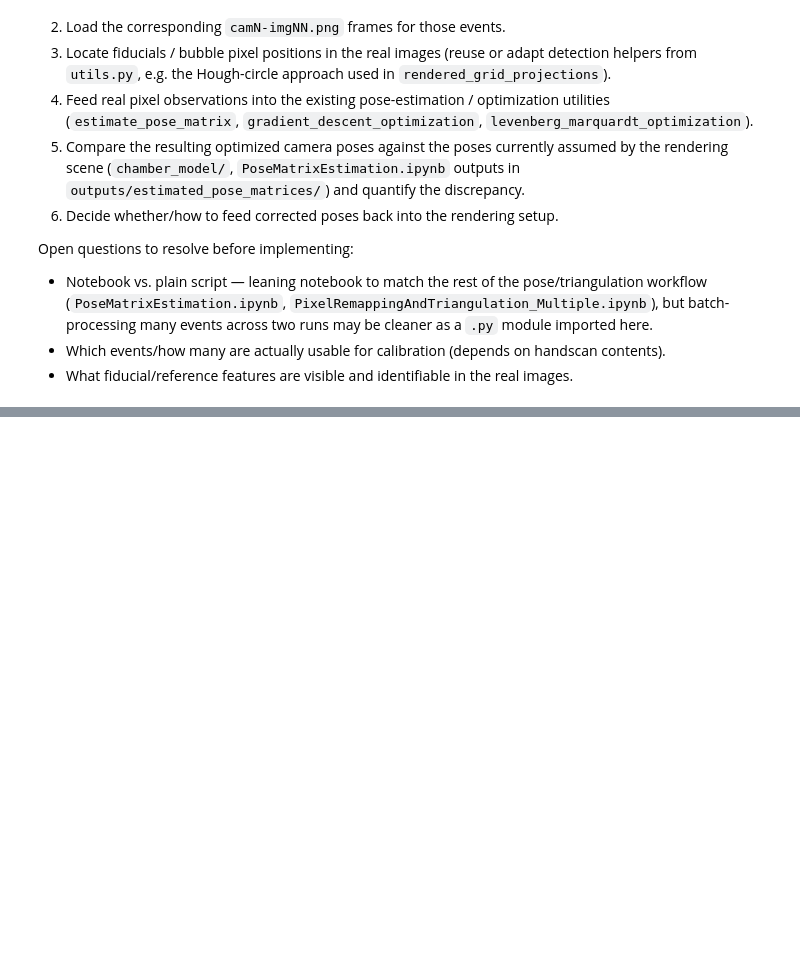
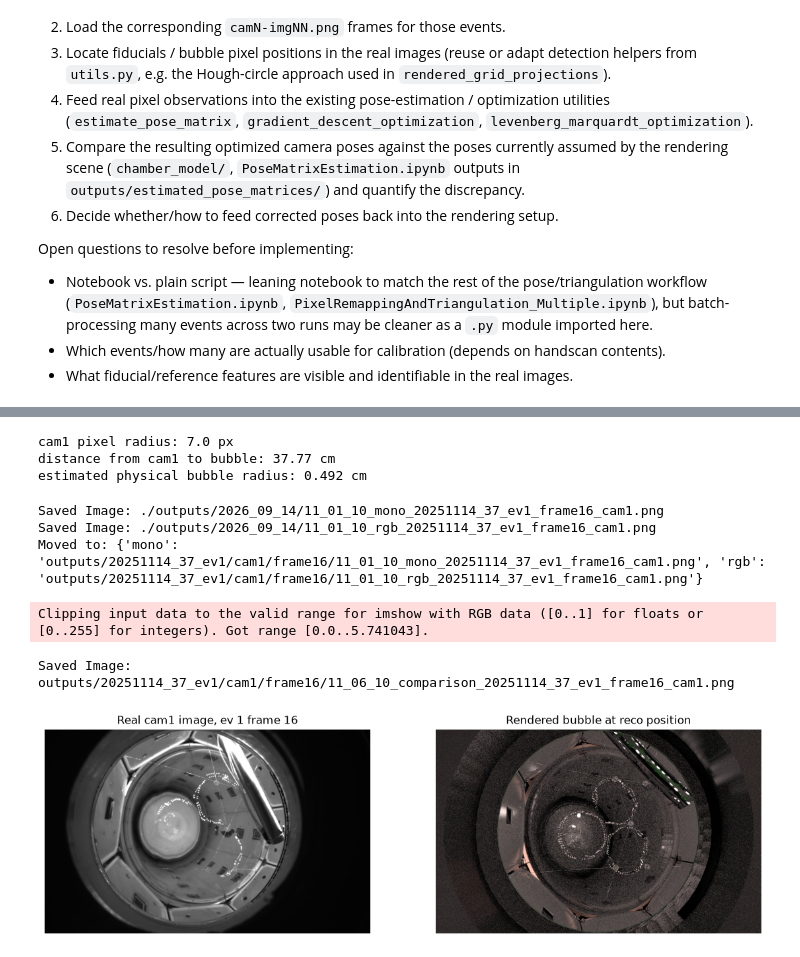
Before and after one commit to chiariniolivia/BubbleRendering, a Jupyter notebook: notebooks/CameraPoseOptimizationFromRealData.ipynb, the cells around one changed output, grey strips where cells are left out. Saved outputs shown, nothing was run; the diff lists cells and outputs as text; code cells hidden in the pictures; blank space fills up the shorter version.

```diff
--- a/notebooks/CameraPoseOptimizationFromRealData.ipynb
+++ b/notebooks/CameraPoseOptimizationFromRealData.ipynb
@@ -54,0 +143,68 @@ sys.path.insert(0, "modules")
+# %%
+# Estimate the bubble's physical radius from cam{camera}'s detected pixel radius
+# (bubble_single.sbc's "rad" field), using the reconstructed distance from that
+# camera to the bubble and the camera's fov-derived focal length -- a simple pinhole
+# approximation that ignores refraction through the jar/viewport surfaces, so treat
+# it as a rough estimate rather than ground truth.
+pixel_radius = track_by_frame[frame]["rad"]
+camera_origin_cm = np.array(sensor["to_world"].matrix)[:3, 3]
+distance_cm = np.linalg.norm(location_cm - camera_origin_cm)
+
+focal_length_px = get_ideal_camera_matrix(fov=100, fov_axis='x', image_width=1280, image_height=800)[0, 0]
+bubble_radius_cm = pixel_radius * distance_cm / focal_length_px
+
+print(f"cam{camera} pixel radius: {pixel_radius} px")
+print(f"distance from cam{camera} to bubble: {distance_cm:.2f} cm")
+print(f"estimated physical bubble radius: {bubble_radius_cm:.3f} cm")
+# %% [output]
+cam1 pixel radius: 7.0 px
+distance from cam1 to bubble: 37.77 cm
+estimated physical bubble radius: 0.492 cm
+# %%
+# Drop a bright "bubble" marker at the reconstructed location, sized to the
+# estimated physical radius, and render it.
+components.update({
+    'bubble': mi.load_dict({
+        'type': 'sphere',
+        'focused-emitter': {
+            'type': 'area',
+            'radiance': {'type': 'spectrum', 'value': 60.0},
+        },
+        'to_world': mi.ScalarTransform4f.translate(location_cm).scale(float(bubble_radius_cm)),
+    })
+})
+
+scene = load_scene(components=components, sensor=sensor)
+tag = f"{run_name}_ev{ev}_frame{frame}_cam{camera}"
+# save_mono/save_rgb follow this repo's existing convention (see modules/setup.py's
+# render()), then get relocated into outputs/<run>_ev<ev>/cam<camera>/frame<NN>/ so a
+# whole event's renders live together instead of flat in outputs/<date>/.
+image = render(scene=scene, denoise=False, save_mono=True, save_rgb=True, save_string_append=tag)
+
+dest_dir = event_output_dir(run_name, ev, camera, frame)
+saved = move_latest_render_outputs(tag, dest_dir)
+print("Moved to:", {k: str(v) for k, v in saved.items()})
+# %% [output]
+Saved Image: ./outputs/2026_09_14/11_01_10_mono_20251114_37_ev1_frame16_cam1.png
+Saved Image: ./outputs/2026_09_14/11_01_10_rgb_20251114_37_ev1_frame16_cam1.png
+Moved to: {'mono': 'outputs/20251114_37_ev1/cam1/frame16/11_01_10_mono_20251114_37_ev1_frame16_cam1.png', 'rgb': 'outputs/20251114_37_ev1/cam1/frame16/11_01_10_rgb_20251114_37_ev1_frame16_cam1.png'}
+# %%
+# Sanity check: show the actual camera frame the reco/track came from next to the render,
+# and save it into the same per-frame event folder as the renders above.
+real_image = load_image(rdl.camera_image_path(run_dir, ev, camera, frame))
+
+fig, axes = plt.subplots(1, 2, figsize=(14, 6))
+axes[0].imshow(real_image, cmap='gray')
+axes[0].set_title(f"Real cam{camera} image, ev {ev} frame {frame}")
+axes[1].imshow(image**(1/2.2))
+axes[1].set_title("Rendered bubble at reco position")
+for ax in axes:
+    ax.axis('off')
+
+compare_path = dest_dir / f"{time.strftime('%H_%M_%S')}_comparison_{tag}.png"
+fig.savefig(compare_path, dpi=150, bbox_inches='tight')
+print('Saved Image:', compare_path)
+# %% [output]
+Clipping input data to the valid range for imshow with RGB data ([0..1] for floats or [0..255] for integers). Got range [0.0..5.741043].
+Saved Image: outputs/20251114_37_ev1/cam1/frame16/11_06_10_comparison_20251114_37_ev1_frame16_cam1.png
+[figure, added]
```
Also changed, not shown: parts of 6 cells of this notebook.
